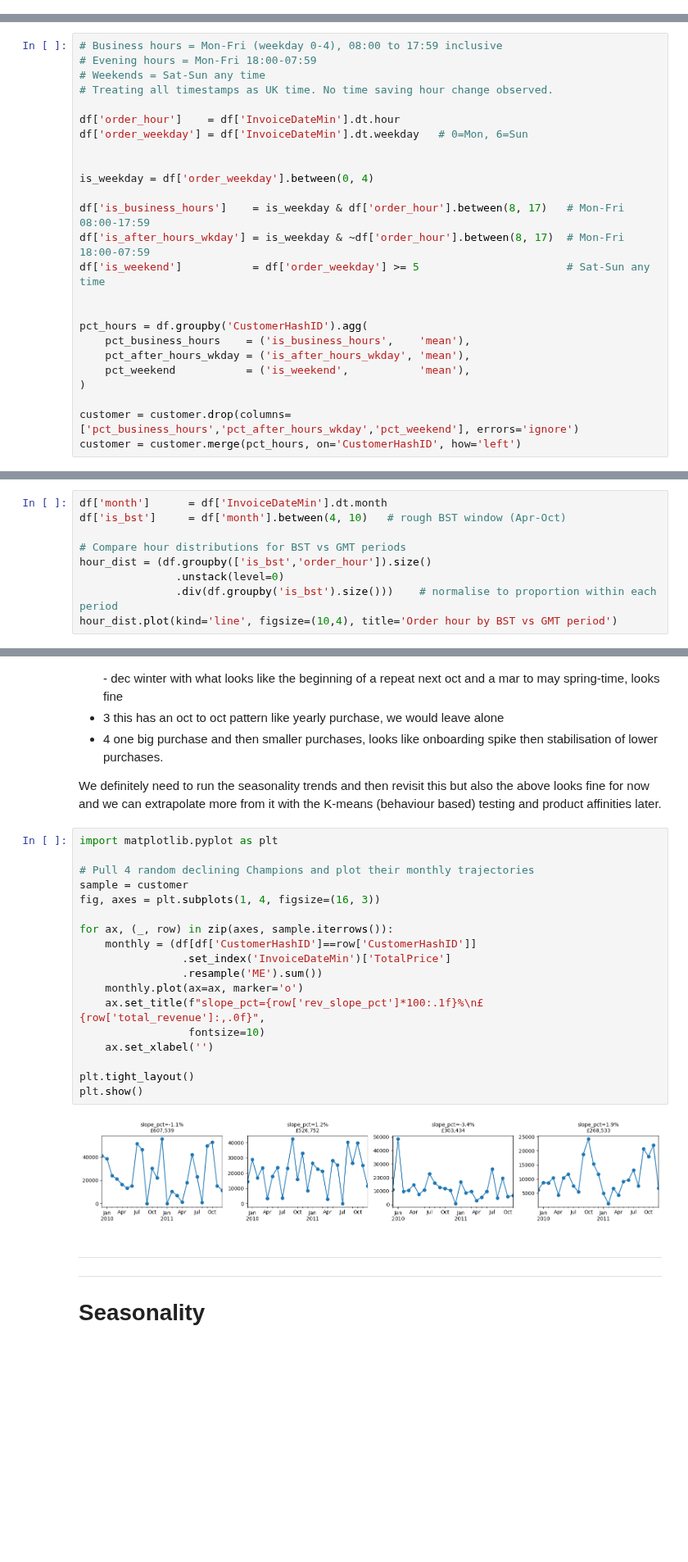
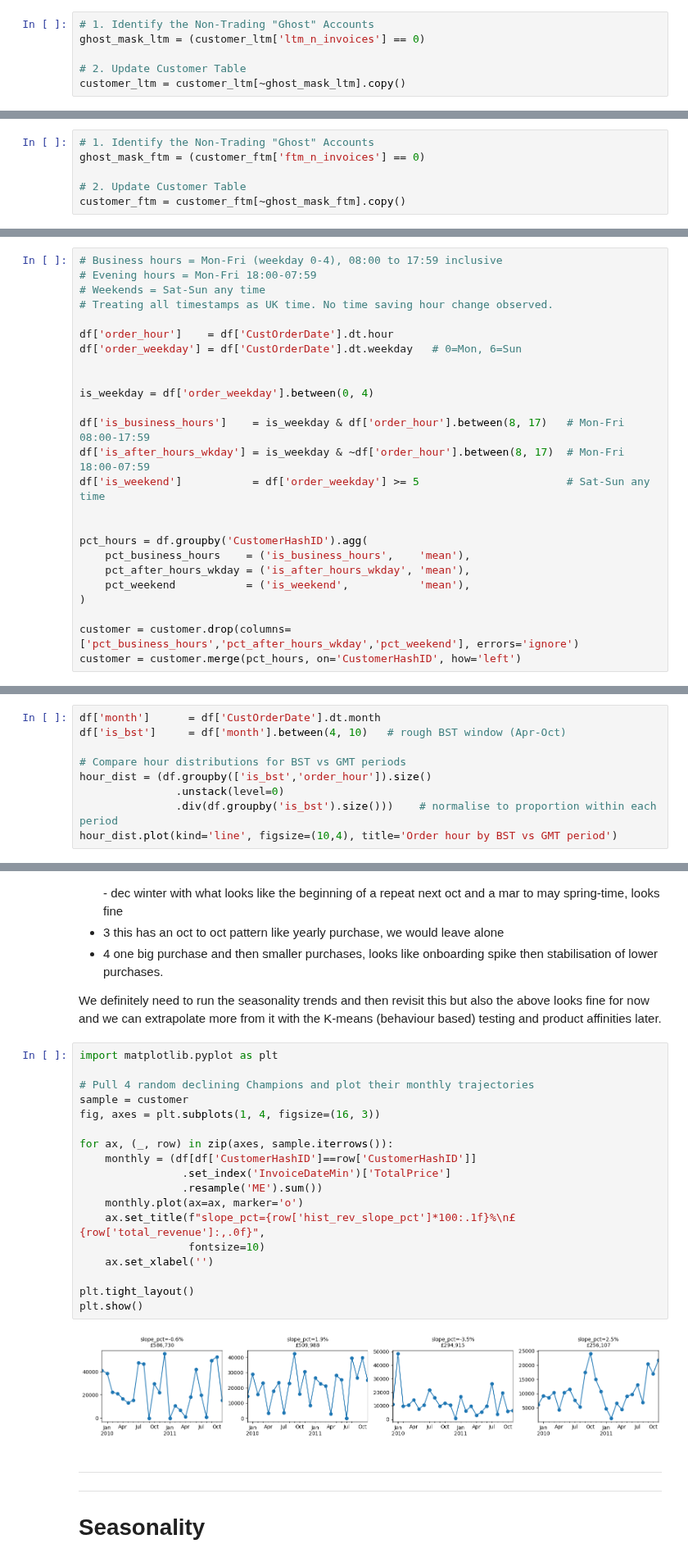
Before and after one commit to sachaplaye/rfm-lifecycle-segmentation, a Jupyter notebook: notebooks/3_data_segmentation.ipynb, the cells around one changed output, grey strips where cells are left out. Shown at 82% size. Cells and saved outputs as stored; diff of their text form; blank space fills up the shorter version.

```diff
--- a/notebooks/3_data_segmentation.ipynb
+++ b/notebooks/3_data_segmentation.ipynb
@@ -428,3 +652,9 @@ customer_ltm['ltm_orders_per_month'] = customer_ltm['ltm_orders_per_month'].roun
+# %%
+# 1. Identify the Non-Trading "Ghost" Accounts
+ghost_mask_ltm = (customer_ltm['ltm_n_invoices'] == 0)
+
+# 2. Update Customer Table
+customer_ltm = customer_ltm[~ghost_mask_ltm].copy()
 # %% [markdown]
 ---
 ## Percentage case packs - last 12 months
@@ -746,3 +990,9 @@ customer_ftm['ftm_orders_per_month'] = customer_ftm['ftm_orders_per_month'].roun
+# %%
+# 1. Identify the Non-Trading "Ghost" Accounts
+ghost_mask_ftm = (customer_ftm['ftm_n_invoices'] == 0)
+
+# 2. Update Customer Table
+customer_ftm = customer_ftm[~ghost_mask_ftm].copy()
 # %% [markdown]
 ---
 ### Merge customer_ftm fields back into customer table
@@ -930,8 +1180,8 @@ dtype: float64
 # Weekends = Sat-Sun any time
 # Treating all timestamps as UK time. No time saving hour change observed.
 
-df['order_hour']    = df['InvoiceDateMin'].dt.hour
-df['order_weekday'] = df['InvoiceDateMin'].dt.weekday   # 0=Mon, 6=Sun
+df['order_hour']    = df['CustOrderDate'].dt.hour
+df['order_weekday'] = df['CustOrderDate'].dt.weekday   # 0=Mon, 6=Sun
 
 
 is_weekday = df['order_weekday'].between(0, 4)
@@ -952,7 +1202,7 @@ customer = customer.merge(pct_hours, on='CustomerHashID', how='left')
 # %% [markdown]
 I should include the below but put it in a feature data validation section at the bottom
 # %%
-df['month']      = df['InvoiceDateMin'].dt.month
+df['month']      = df['CustOrderDate'].dt.month
 df['is_bst']     = df['month'].between(4, 10)   # rough BST window (Apr-Oct)
 
 # Compare hour distributions for BST vs GMT periods
@@ -1840,23 +2090,23 @@ We definitely need to run the seasonality trends and then revisit this but also
 # %%
 import matplotlib.pyplot as plt
 
 # Pull 4 random declining Champions and plot their monthly trajectories
 sample = customer
 fig, axes = plt.subplots(1, 4, figsize=(16, 3))
 
 for ax, (_, row) in zip(axes, sample.iterrows()):
     monthly = (df[df['CustomerHashID']==row['CustomerHashID']]
                 .set_index('InvoiceDateMin')['TotalPrice']
                 .resample('ME').sum())
     monthly.plot(ax=ax, marker='o')
-    ax.set_title(f"slope_pct={row['rev_slope_pct']*100:.1f}%\n£{row['total_revenue']:,.0f}",
+    ax.set_title(f"slope_pct={row['hist_rev_slope_pct']*100:.1f}%\n£{row['total_revenue']:,.0f}",
                  fontsize=10)
     ax.set_xlabel('')
 
 plt.tight_layout()
 plt.show()
 # %% [output]
-[figure, old version]
+[figure, new version]
 # %% [markdown]
 ---
 ---
```
Also changed, not shown: parts of 51 cells of this notebook, 3 other files.
